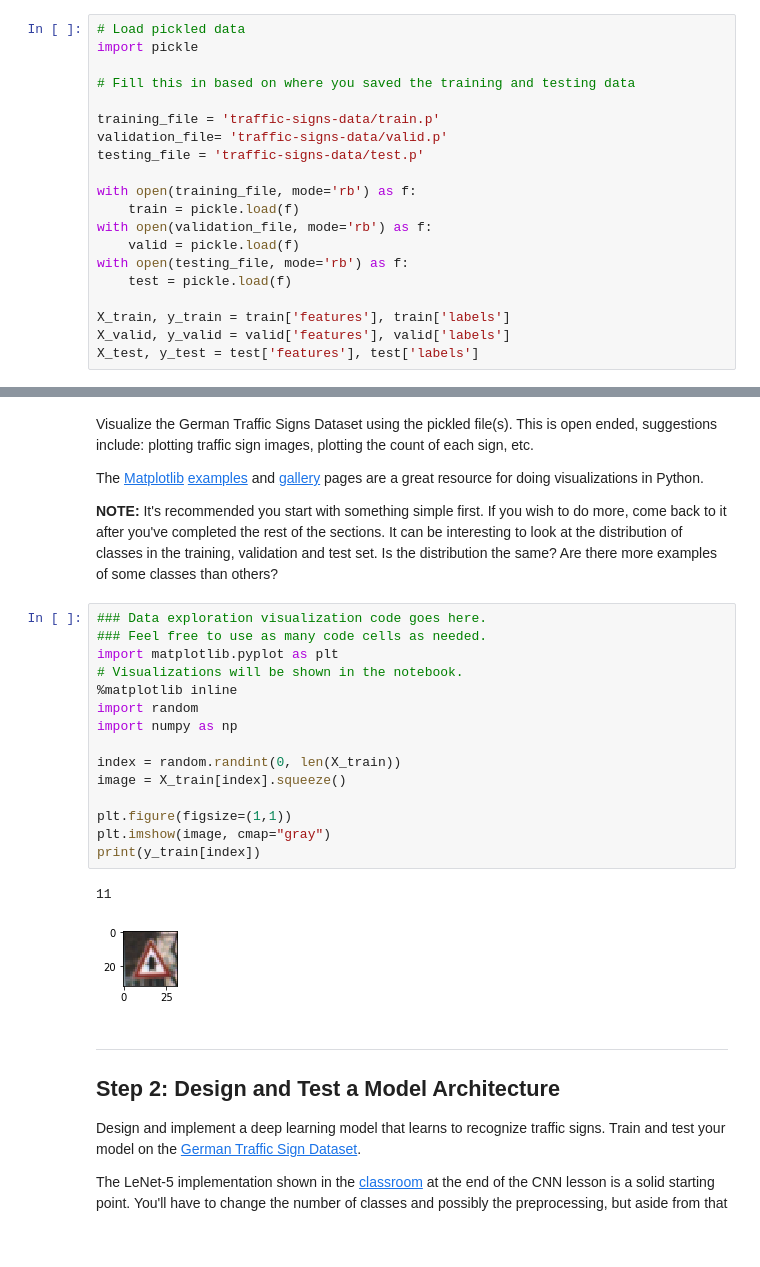
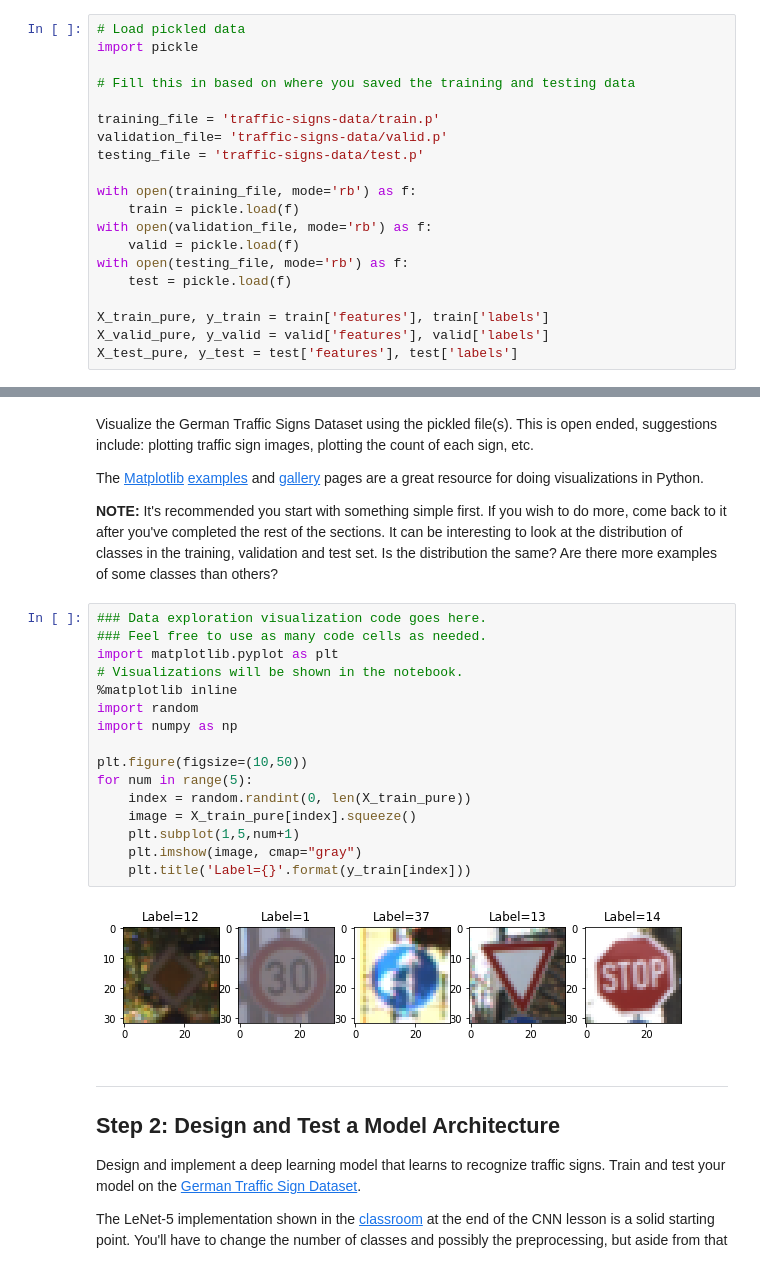
Before and after one commit to uranus4ever/Traffic-Sign-Classifier-CNN, a Jupyter notebook: Traffic_Sign_Classifier-Copy1.ipynb, the cells around one changed output, grey strips where cells are left out. Saved outputs shown, nothing was run; the diff lists cells and outputs as text; blank space fills up the shorter version.

```diff
--- a/Traffic_Sign_Classifier-Copy1.ipynb
+++ b/Traffic_Sign_Classifier-Copy1.ipynb
@@ -36,9 +36,9 @@ with open(validation_file, mode='rb') as f:
 with open(testing_file, mode='rb') as f:
     test = pickle.load(f)
 
-X_train, y_train = train['features'], train['labels']
-X_valid, y_valid = valid['features'], valid['labels']
-X_test, y_test = test['features'], test['labels']
+X_train_pure, y_train = train['features'], train['labels']
+X_valid_pure, y_valid = valid['features'], valid['labels']
+X_test_pure, y_test = test['features'], test['labels']
 # %% [markdown]
 ---
 
@@ -98,21 +98,21 @@ The [Matplotlib](http://matplotlib.org/) [examples](http://matplotlib.org/exampl
 # %%
 ### Data exploration visualization code goes here.
 ### Feel free to use as many code cells as needed.
 import matplotlib.pyplot as plt
 # Visualizations will be shown in the notebook.
 %matplotlib inline
 import random
 import numpy as np
 
-index = random.randint(0, len(X_train))
-image = X_train[index].squeeze()
-
-plt.figure(figsize=(1,1))
-plt.imshow(image, cmap="gray")
-print(y_train[index])
+plt.figure(figsize=(10,50))
+for num in range(5):
+    index = random.randint(0, len(X_train_pure))
+    image = X_train_pure[index].squeeze()
+    plt.subplot(1,5,num+1)
+    plt.imshow(image, cmap="gray")
+    plt.title('Label={}'.format(y_train[index]))
 # %% [output]
-11
-[figure, old version]
+[figure, new version]
 # %% [markdown]
 ----
 
```
Also changed, not shown: parts of 15 cells of this notebook, 1 other file.
